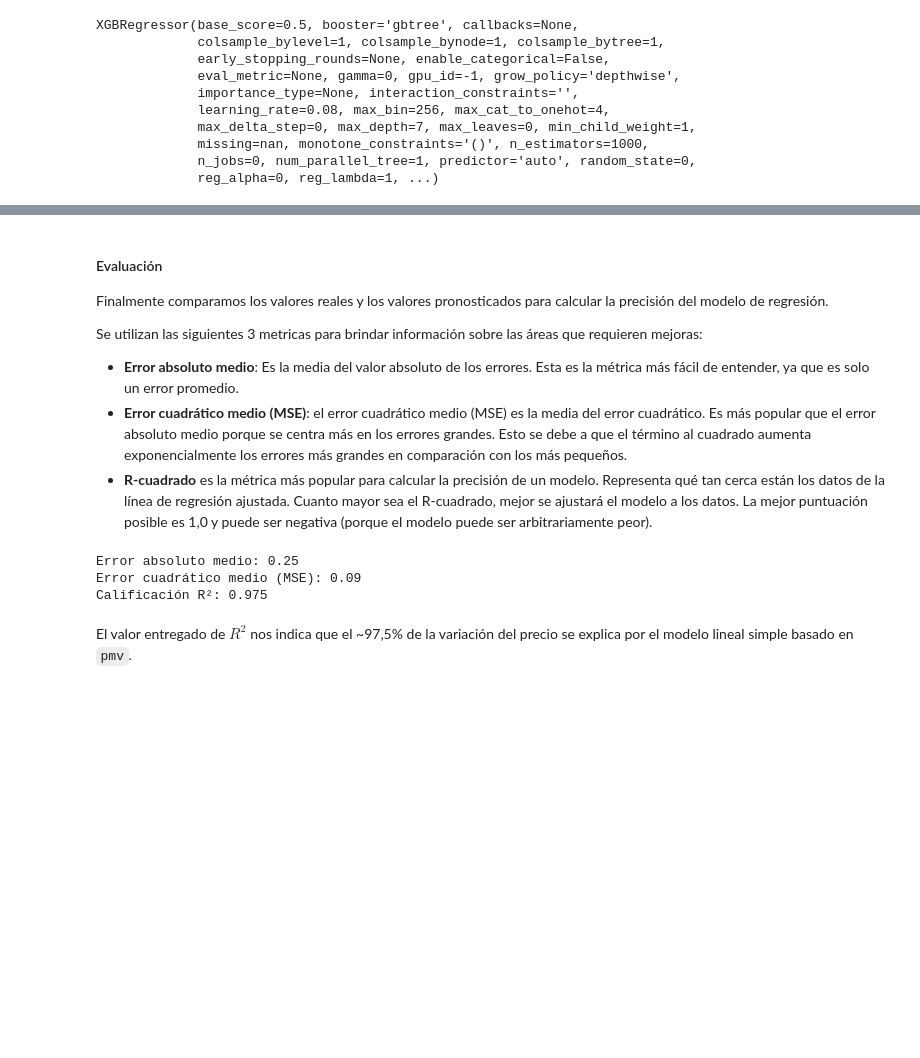
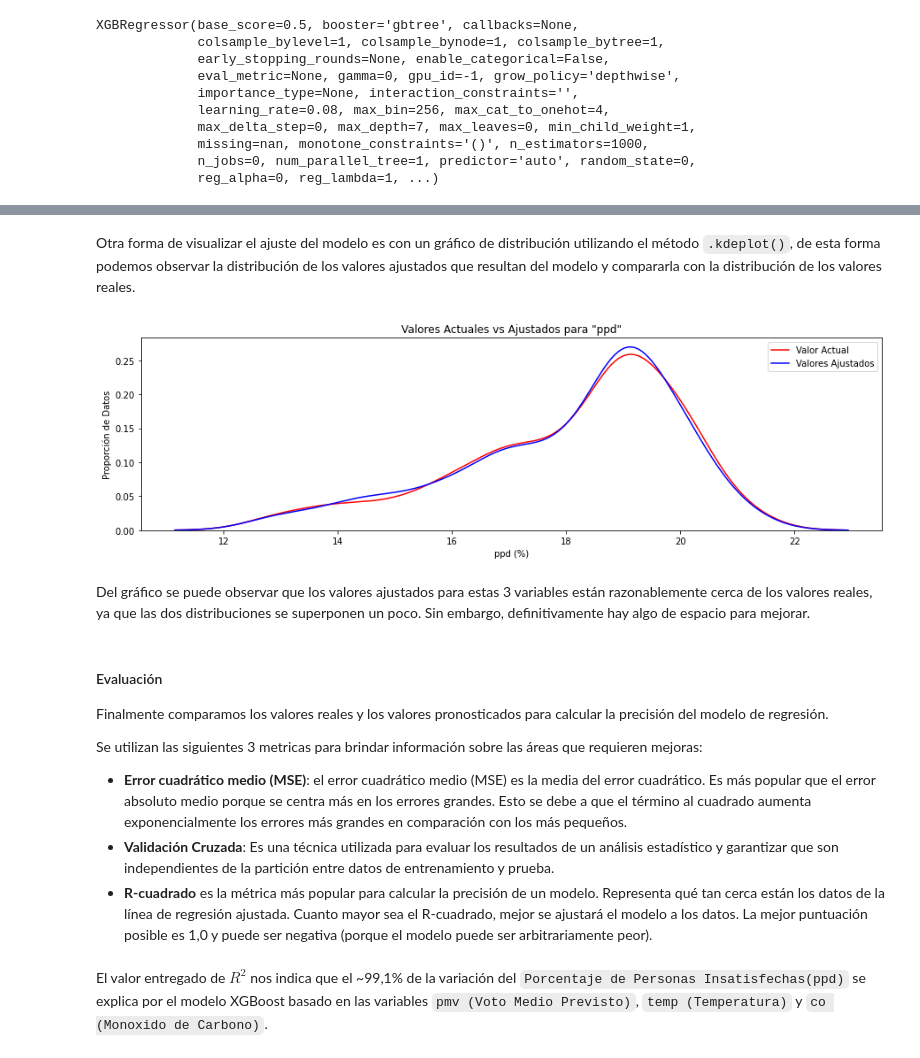
Before and after one commit to gaticavm9/Aprendizaje-Automatico-TPCD, a Jupyter notebook: main.ipynb, the cells around one changed output, grey strips where cells are left out. Saved outputs shown, nothing was run; the diff lists cells and outputs as text; code cells hidden in the pictures; blank space fills up the shorter version.

```diff
--- a/main.ipynb
+++ b/main.ipynb
@@ -336,28 +283,28 @@ De este gráfico se puede observar que el valor de pmv está positivamente corre
+# %% [markdown]
+Otra forma de visualizar el ajuste del modelo es con un gráfico de distribución utilizando el método `.kdeplot()`, de esta forma podemos observar la distribución de los valores ajustados que resultan del modelo y compararla con la distribución de los valores reales.
+# %%
+plt.figure(figsize=(15, 4))
+
+ax1 = sns.kdeplot(y4_prueba, color="r", label="Valor Actual")
+sns.kdeplot(predicciones, color="b", label="Valores Ajustados" , ax=ax1)
+
+plt.title('Valores Actuales vs Ajustados para "ppd"')
+plt.xlabel('ppd (%)')
+plt.ylabel('Proporción de Datos')
+
+plt.legend(loc='upper right')
+
+plt.show()
+plt.close()
+# %% [output]
+[figure, added]
+# %% [markdown]
+Del gráfico se puede observar que los valores ajustados para estas 3 variables están razonablemente cerca de los valores reales, ya que las dos distribuciones se superponen un poco. Sin embargo, definitivamente hay algo de espacio para mejorar.
 # %% [markdown]
 #### Evaluación
 Finalmente comparamos los valores reales y los valores pronosticados para calcular la precisión del modelo de regresión.
 
 Se utilizan las siguientes 3 metricas para brindar información sobre las áreas que requieren mejoras:
-* **Error absoluto medio**: Es la media del valor absoluto de los errores. Esta es la métrica más fácil de entender, ya que es solo un error promedio.
 * **Error cuadrático medio (MSE)**: el error cuadrático medio (MSE) es la media del error cuadrático. Es más popular que el error absoluto medio porque se centra más en los errores grandes. Esto se debe a que el término al cuadrado aumenta exponencialmente los errores más grandes en comparación con los más pequeños.
+* **Validación Cruzada**: Es una técnica utilizada para evaluar los resultados de un análisis estadístico y garantizar que son independientes de la partición entre datos de entrenamiento y prueba.
 * **R-cuadrado** es la métrica más popular para calcular la precisión de un modelo. Representa qué tan cerca están los datos de la línea de regresión ajustada. Cuanto mayor sea el R-cuadrado, mejor se ajustará el modelo a los datos. La mejor puntuación posible es 1,0 y puede ser negativa (porque el modelo puede ser arbitrariamente peor).
-# %%
-from sklearn.metrics import mean_absolute_error
-from sklearn.metrics import mean_squared_error
-from sklearn.metrics import r2_score
-
-prueba_X_RLS = prueba[['pmv']]
-prueba_Y_RLS = prueba['ppd']
-prueba_Y_hat_RLS = regresion_lineal.predict(prueba_X_RLS)
-
-abs_RLS = mean_absolute_error(prueba_Y_RLS, prueba_Y_hat_RLS)
-mse_RLS = mean_squared_error(prueba_Y_RLS, prueba_Y_hat_RLS)
-r2_RLS = r2_score(prueba_Y_RLS, prueba_Y_hat_RLS)
-
-print("Error absoluto medio: %.2f" % abs_RLS)
-print("Error cuadrático medio (MSE): %.2f" % mse_RLS)
-print("Calificación R²: %.3f" % r2_RLS)
-# %% [output]
-Error absoluto medio: 0.25
-Error cuadrático medio (MSE): 0.09
-Calificación R²: 0.975
@@ -364,2 +323,2 @@ Calificación R²: 0.975
 # %% [markdown]
-El valor entregado de $R^2$ nos indica que el ~97,5% de la variación del precio se explica por el modelo lineal simple basado en `pmv`.
+El valor entregado de $R^2$ nos indica que el ~99,1% de la variación del `Porcentaje de Personas Insatisfechas(ppd)` se explica por el modelo XGBoost basado en las variables `pmv (Voto Medio Previsto)`, `temp (Temperatura)` y `co (Monoxido de Carbono)`.
```
Also changed, not shown: parts of 43 cells of this notebook.
